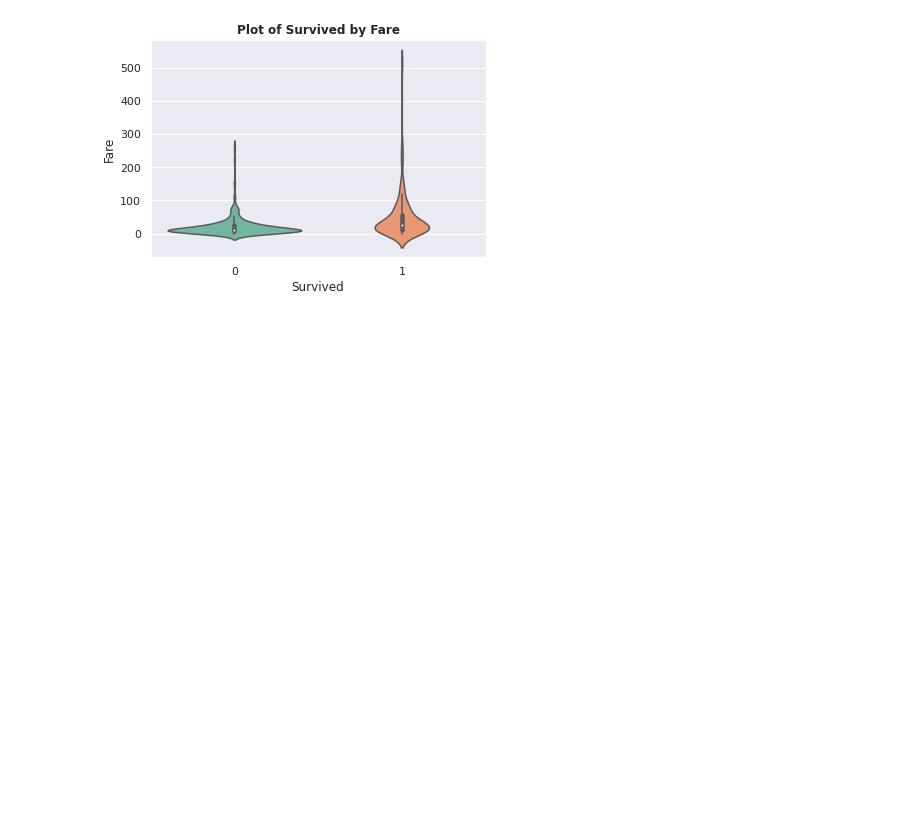
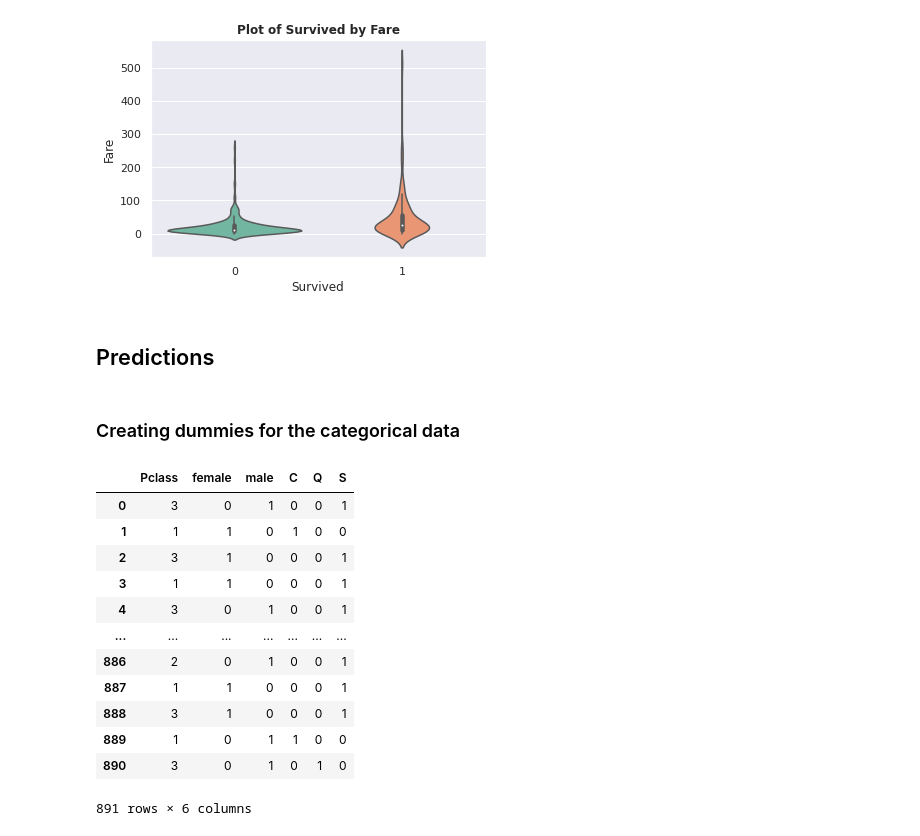
Before and after one commit to flayner2/titanic-survivors, a Jupyter notebook: titanic.ipynb, the cells around one changed output. Drawn from its saved outputs; the diff is of its cells as text; code cells hidden in the pictures; blank space fills up the shorter version.

```diff
--- a/titanic.ipynb
+++ b/titanic.ipynb
@@ -170,3 +169,5 @@ plt.title('Plot of Survived by Fare', weight='bold')
 # %% [output]
 Text(0.5, 1.0, 'Plot of Survived by Fare')
 [figure]
+# %% [markdown]
+## Predictions
@@ -172,0 +176,13 @@ Text(0.5, 1.0, 'Plot of Survived by Fare')
+# %% [markdown]
+### Creating dummies for the categorical data
+# %%
+features = ['Pclass', 'Sex', 'Embarked']
+cat_features = features[1:]
+
+X_train = training_data[features]
+
+for feature in cat_features:
+    temp = pd.get_dummies(training_data[feature])
+    X_train = X_train.join(temp)
+
+X_train = X_train.drop(cat_features, axis=1)
@@ -172,0 +191,16 @@ Text(0.5, 1.0, 'Plot of Survived by Fare')
+# %%
+X_train
+# %% [output]
+|  | Pclass | female | male | C | Q | S |
+| 0 | 3 | 0 | 1 | 0 | 0 | 1 |
+| 1 | 1 | 1 | 0 | 1 | 0 | 0 |
+| 2 | 3 | 1 | 0 | 0 | 0 | 1 |
+| 3 | 1 | 1 | 0 | 0 | 0 | 1 |
+| 4 | 3 | 0 | 1 | 0 | 0 | 1 |
+| ... | ... | ... | ... | ... | ... | ... |
+| 886 | 2 | 0 | 1 | 0 | 0 | 1 |
+| 887 | 1 | 1 | 0 | 0 | 0 | 1 |
+| 888 | 3 | 1 | 0 | 0 | 0 | 1 |
+| 889 | 1 | 0 | 1 | 1 | 0 | 0 |
+| 890 | 3 | 0 | 1 | 0 | 1 | 0 |
+891 rows × 6 columns
```
Also changed, not shown: parts of 6 cells of this notebook.
